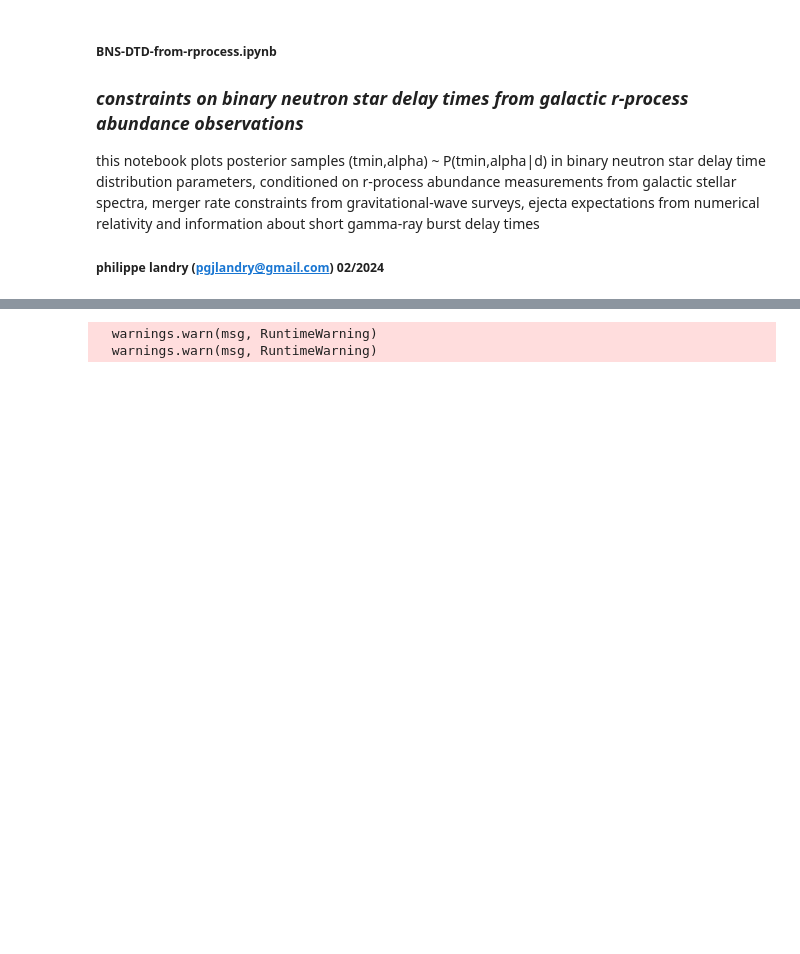
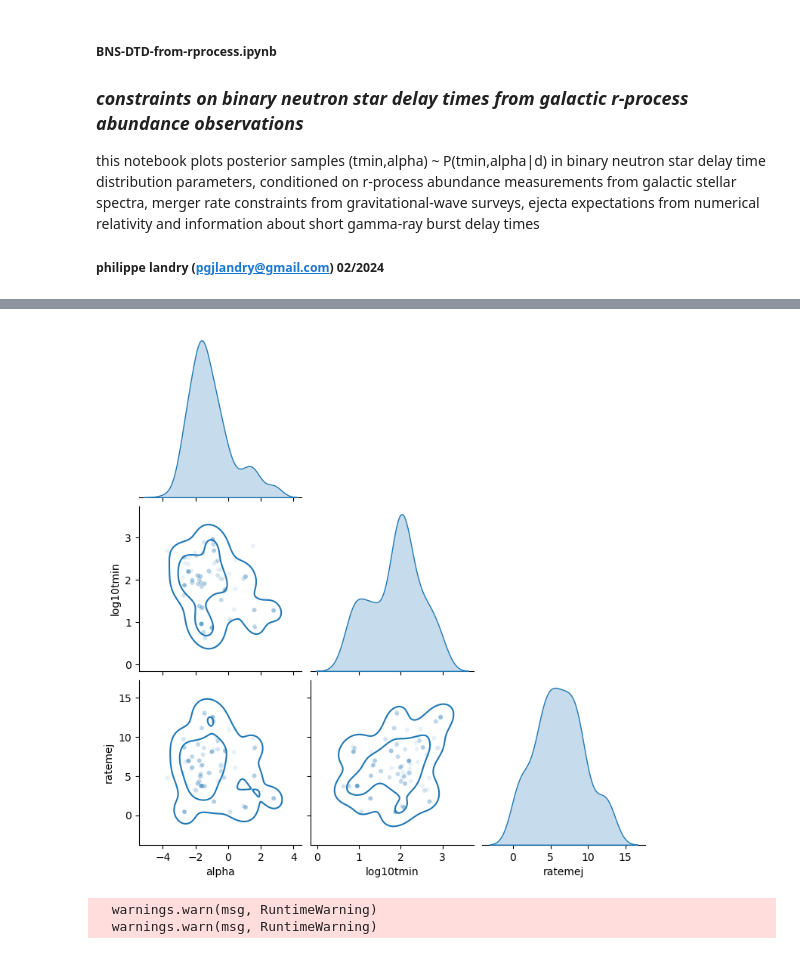
Before and after one commit to landryp/bns-dtd-rproc, a Jupyter notebook: BNS-DTD-from-rprocess.ipynb, the cells around one changed output, grey strips where cells are left out. Saved outputs shown, nothing was run; the diff lists cells and outputs as text; code cells hidden in the pictures; blank space fills up the shorter version.

Commit message:
mcmc working in bns dtd notebook

```diff
--- a/BNS-DTD-from-rprocess.ipynb
+++ b/BNS-DTD-from-rprocess.ipynb
@@ -149,6 +149,7 @@ def log_posterior(theta, like_means, like_stds):
 NWALK = 16
 NDIM = 3
 NPOST = 10
+NBURN = 1
 
 init = np.empty((NWALK, NDIM))
 init[:, 0] = np.random.uniform(alpha_min, alpha_max, NWALK)
@@ -165,8 +166,10 @@ with multiprocessing.Pool(NWALK) as pool:
     print("Multiprocessing took {0:.1f} min".format(elapsed/60.))
 
 chain = sampler.get_chain()
-flat_samples = sampler.get_chain(flat=True)
-log_prob = sampler.get_log_prob()
+try: acls = sampler.get_autocorr_time(quiet=True)
+except : acls = [1.]
+flat_samples = sampler.get_chain(flat=True)[NBURN::int(max(acls))]
+log_prob = sampler.get_log_prob()[NBURN::int(max(acls))]
 # %% [output]
   warnings.warn(msg, RuntimeWarning)
   warnings.warn(msg, RuntimeWarning)
@@ -193 +203,10 @@ running
+# %%
+# plot mcmc samples
+
+df = pd.DataFrame(flat_samples,columns=('alpha','log10tmin','ratemej'))
+g = sns.pairplot(df,corner=True,diag_kind='kde',plot_kws={'size': 2, 'alpha': 0.1})
+g.map_offdiag(sns.kdeplot,levels=[0.1,0.5])
+plt.show()
+# %% [output]
+[figure, added]
 # %%
```
Also changed, not shown: parts of 5 cells of this notebook.
